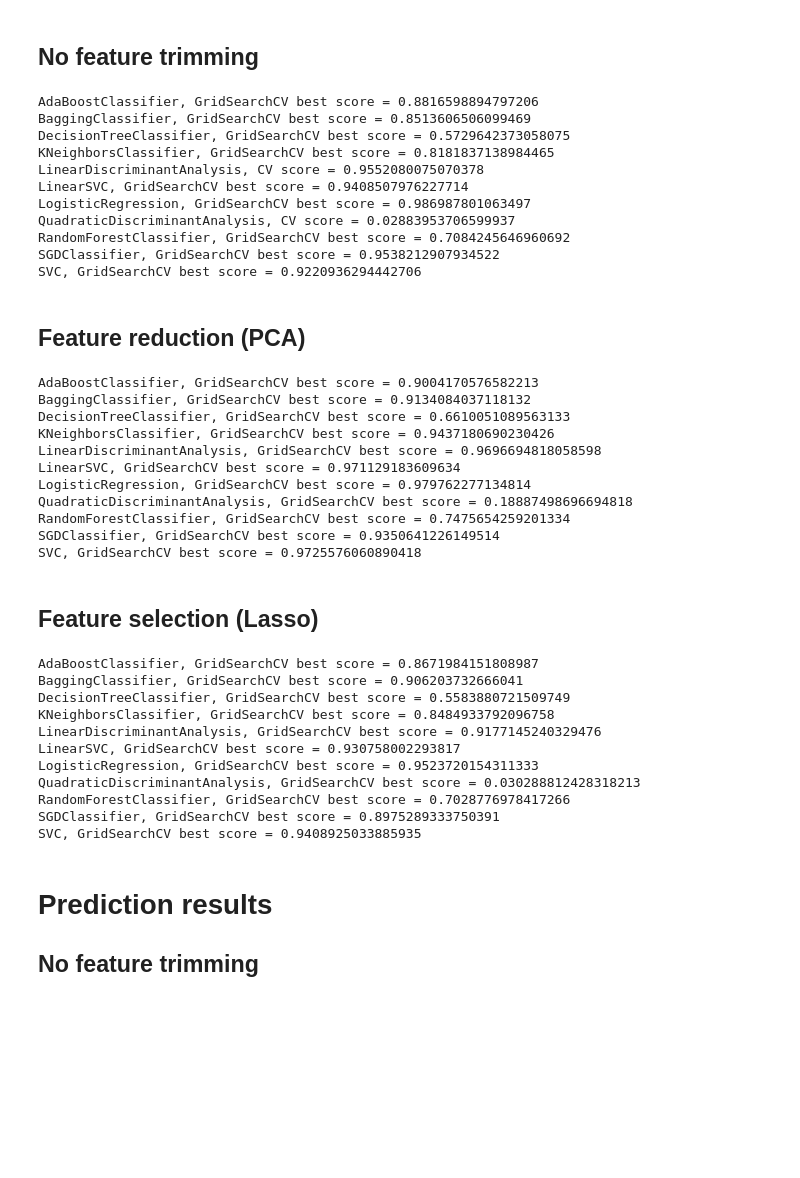
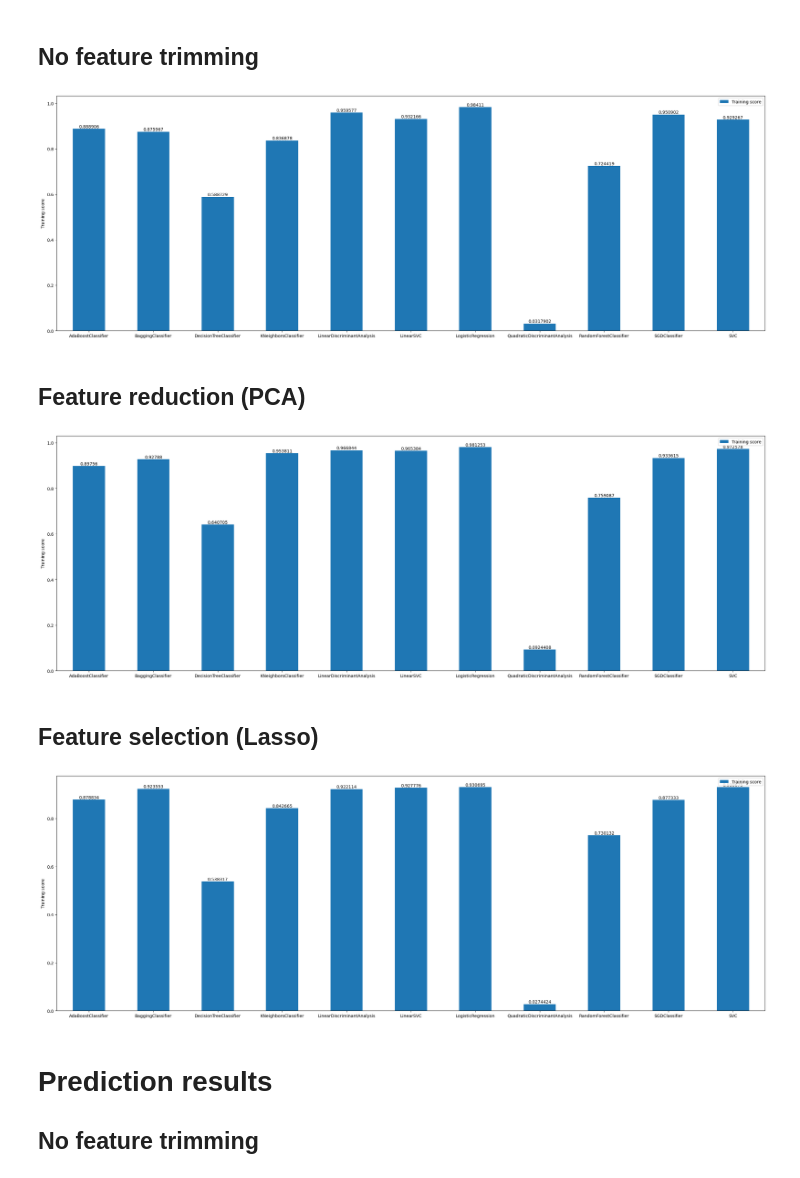
Before and after one commit to chaimae2000/Project-IFT712, a Jupyter notebook: project.ipynb, the cells around one changed output. Drawn from its saved outputs; the diff is of its cells as text; code cells hidden in the pictures; blank space fills up the shorter version.

```diff
--- a/project.ipynb
+++ b/project.ipynb
@@ -201,19 +201,9 @@ classifierList = [
 ## No feature trimming
 # %%
 hC = handleClassifier()  # construct handleClassifier object
-clf = hC.fitClassifiers(dfTrain, classifierList)  # fit
+clf = hC.fitClassifiers(XTrain, YTrain, classifierList)  # fit
 # %% [output]
-AdaBoostClassifier, GridSearchCV best score = 0.8816598894797206
-BaggingClassifier, GridSearchCV best score = 0.8513606506099469
-DecisionTreeClassifier, GridSearchCV best score = 0.5729642373058075
-KNeighborsClassifier, GridSearchCV best score = 0.8181837138984465
-LinearDiscriminantAnalysis, CV score = 0.9552080075070378
-LinearSVC, GridSearchCV best score = 0.9408507976227714
-LogisticRegression, GridSearchCV best score = 0.986987801063497
-QuadraticDiscriminantAnalysis, CV score = 0.02883953706599937
-RandomForestClassifier, GridSearchCV best score = 0.7084245646960692
-SGDClassifier, GridSearchCV best score = 0.9538212907934522
-SVC, GridSearchCV best score = 0.9220936294442706
+[figure, added]
 # %% [markdown]
 ## Feature reduction (PCA)
 # %%
@@ -241,19 +231,9 @@ for classifierDict in classifierList:
             0.85,
         ]
 
-clfReduction = hC.fitClassifiers(dfTrain, classifierList)  # fit
+clfReduction = hC.fitClassifiers(XTrain, YTrain, classifierList)  # fit
 # %% [output]
-AdaBoostClassifier, GridSearchCV best score = 0.9004170576582213
-BaggingClassifier, GridSearchCV best score = 0.9134084037118132
-DecisionTreeClassifier, GridSearchCV best score = 0.6610051089563133
-KNeighborsClassifier, GridSearchCV best score = 0.9437180690230426
-LinearDiscriminantAnalysis, GridSearchCV best score = 0.9696694818058598
-LinearSVC, GridSearchCV best score = 0.971129183609634
-LogisticRegression, GridSearchCV best score = 0.979762277134814
-QuadraticDiscriminantAnalysis, GridSearchCV best score = 0.18887498696694818
-RandomForestClassifier, GridSearchCV best score = 0.7475654259201334
-SGDClassifier, GridSearchCV best score = 0.9350641226149514
-SVC, GridSearchCV best score = 0.9725576060890418
+[figure, added]
 # %% [markdown]
 ## Feature selection (Lasso)
 # %%
@@ -281,19 +261,9 @@ for classifierDict in classifierList:
             5.0,
         ]
 
-clfSelection = hC.fitClassifiers(dfTrain, classifierList)  # fit
+clfSelection = hC.fitClassifiers(XTrain, YTrain, classifierList)  # fit
 # %% [output]
-AdaBoostClassifier, GridSearchCV best score = 0.8671984151808987
-BaggingClassifier, GridSearchCV best score = 0.906203732666041
-DecisionTreeClassifier, GridSearchCV best score = 0.5583880721509749
-KNeighborsClassifier, GridSearchCV best score = 0.8484933792096758
-LinearDiscriminantAnalysis, GridSearchCV best score = 0.9177145240329476
-LinearSVC, GridSearchCV best score = 0.930758002293817
-LogisticRegression, GridSearchCV best score = 0.9523720154311333
-QuadraticDiscriminantAnalysis, GridSearchCV best score = 0.030288812428318213
-RandomForestClassifier, GridSearchCV best score = 0.7028776978417266
-SGDClassifier, GridSearchCV best score = 0.8975289333750391
-SVC, GridSearchCV best score = 0.9408925033885935
+[figure, added]
 # %% [markdown]
 # Prediction results
 ## No feature trimming
```
Also changed, not shown: parts of 4 cells of this notebook, 3 other files.
